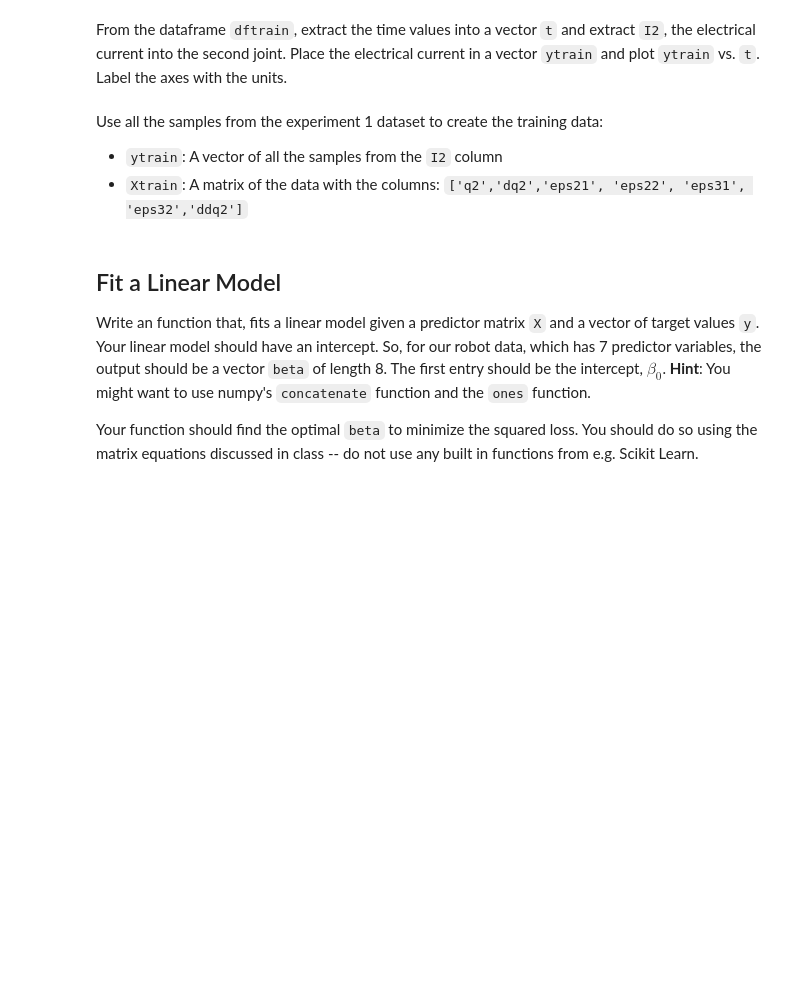
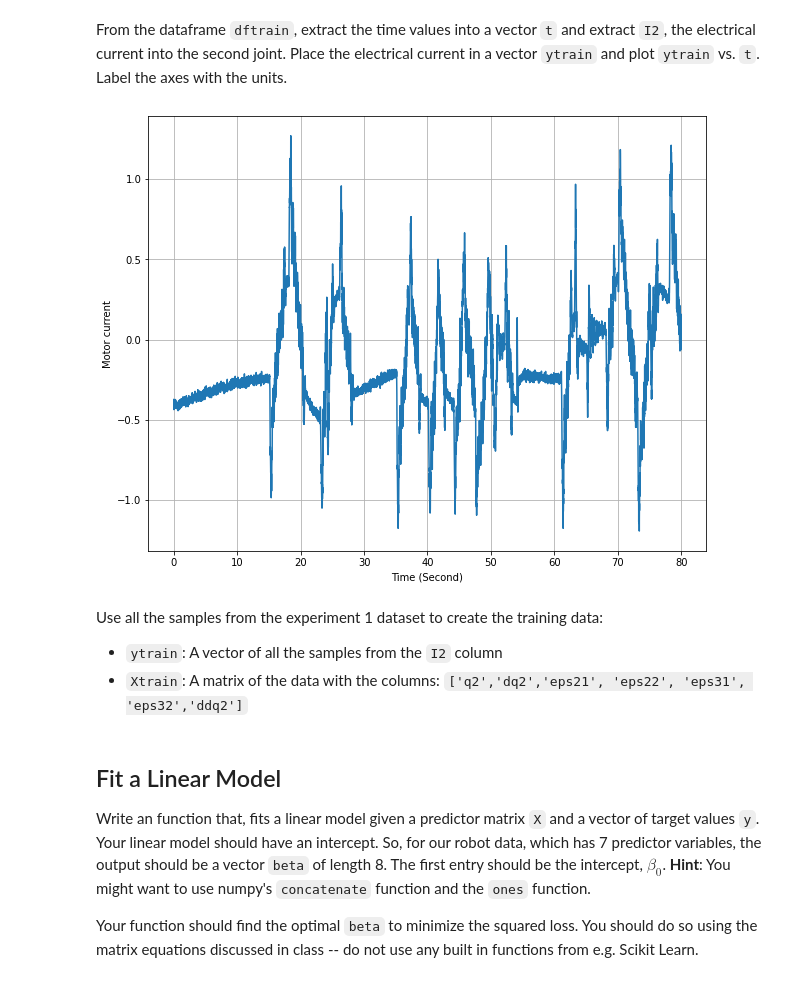
Before and after one commit to VishalShah1999/Machine-Learning, a Jupyter notebook: lab2p1.ipynb, the cells around one changed output. Saved outputs shown, nothing was run; the diff lists cells and outputs as text; code cells hidden in the pictures; blank space fills up the shorter version.

```diff
--- a/lab2p1.ipynb
+++ b/lab2p1.ipynb
@@ -36,8 +36,7 @@ names =[
     'ddq1', 'ddq2', 'ddq3'                # Joint accelerations (rad/sec^2)
 ]
 # TODO
-# dftrain = pd.read_csv(...)
-# dftrain = pd.read_csv(...)
+dftrain = pd.read_csv('https://raw.githubusercontent.com/VishalShah1999/Machine-Learning/main/exp1.csv', index_col=0, names=names)
 # %% [markdown]
 Print the first six lines of the test and train dataframes and manually check that they match the first rows of the csv file.
 # %%
@@ -52,3 +56,15 @@ From the dataframe `dftrain`, extract the time values into a vector `t` and extr
+# %%
+# TODO
+ytrain = dftrain.I2.values
+t = dftrain.index.values
+
+plt.figure(figsize=(10,8))
+plt.plot(t,ytrain)
+plt.xlabel('Time (Second)')
+plt.ylabel('Motor current')
+plt.grid()
+# %% [output]
+[figure, added]
 # %% [markdown]
 Use all the samples from the experiment 1 dataset to create the training data:
 * `ytrain`:  A vector of all the samples from the `I2` column
```
Also changed, not shown: parts of 5 cells of this notebook.
